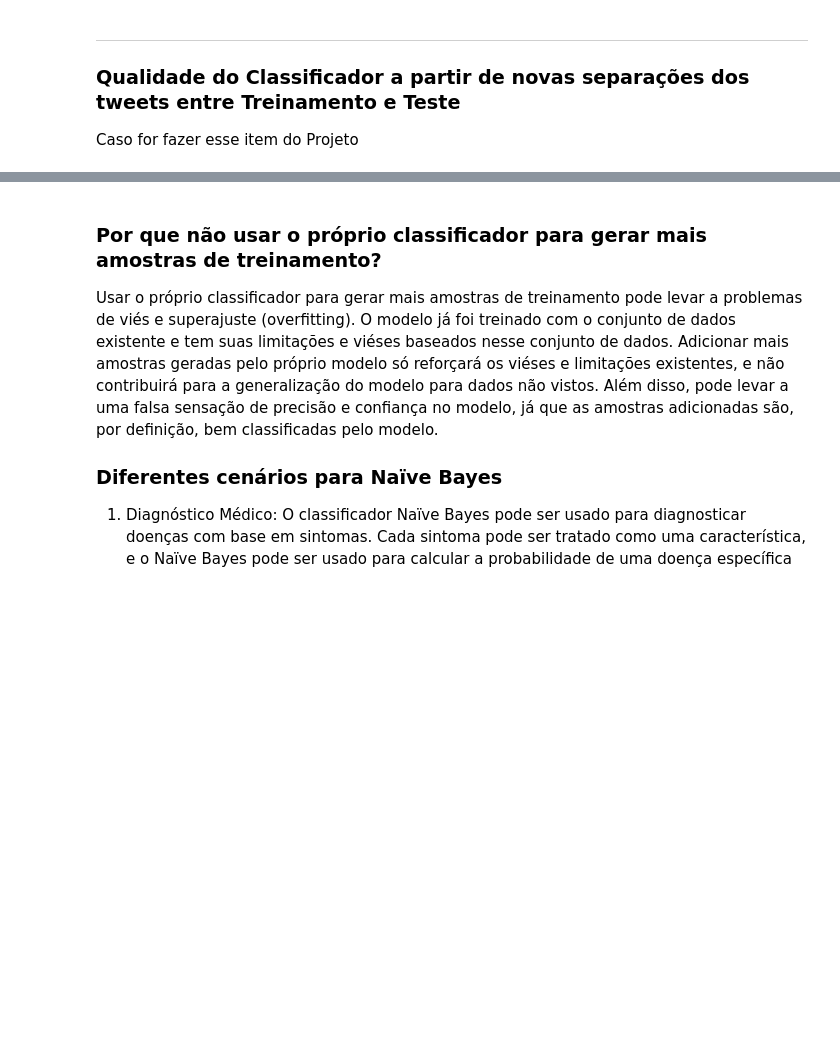
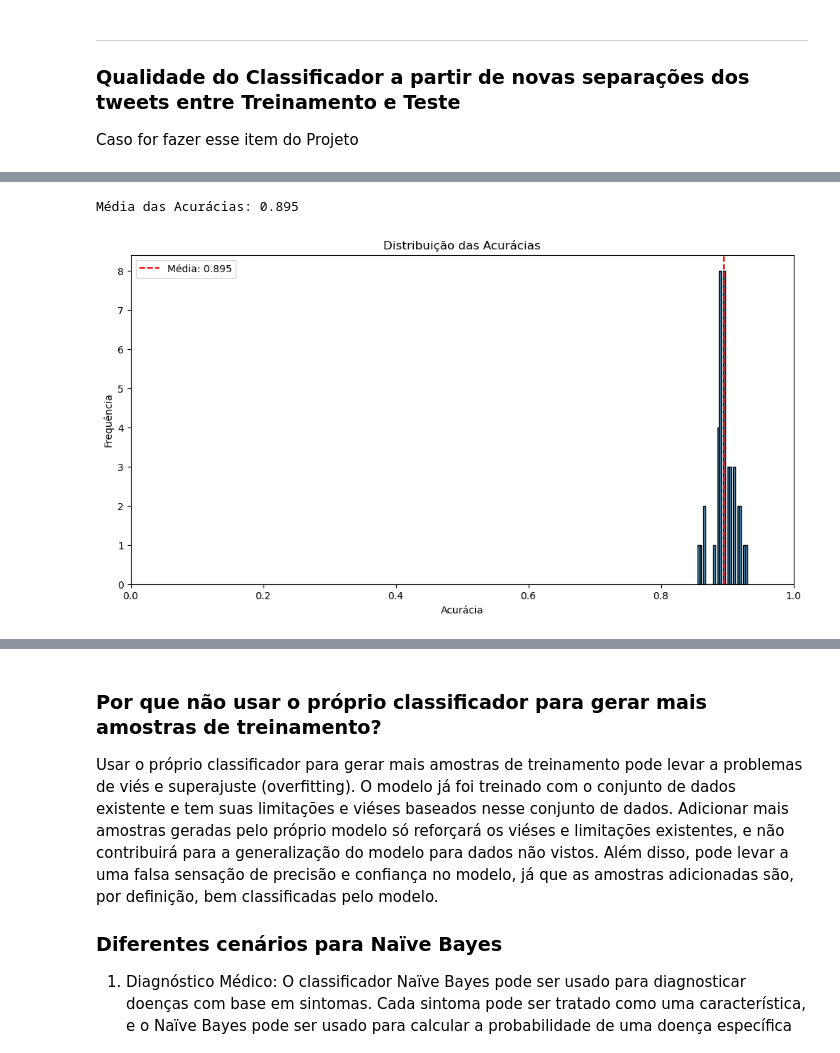
Before and after one commit to enzojunq/Projeto1_CDADOS, a Jupyter notebook: Projeto1 Template.ipynb, the cells around one changed output, grey strips where cells are left out. Saved outputs shown, nothing was run; the diff lists cells and outputs as text; code cells hidden in the pictures; blank space fills up the shorter version.

```diff
--- a/Projeto1 Template.ipynb
+++ b/Projeto1 Template.ipynb
@@ -440,3 +420,27 @@ media_acuracia
+# %%
+import matplotlib.pyplot as plt
+import seaborn as sns
+
+# Calculando a média e o desvio padrão das acurácias
+media_acuracia = np.mean(acuracias)
+print(f'Média das Acurácias: {media_acuracia:.3f}')
+desvio_padrao_acuracia = np.std(acuracias)
+
+# Criando o gráfico de distribuição
+plt.figure(figsize=(12, 6))
+sns.histplot(acuracias, bins=25)
+plt.axvline(media_acuracia, color='r', linestyle='--', label=f'Média: {media_acuracia:.3f}')
+# plt.axvline(media_acuracia + desvio_padrao_acuracia, color='g', linestyle='--', label=f'Desvio Padrão: {desvio_padrao_acuracia:.3f}')
+# plt.axvline(media_acuracia - desvio_padrao_acuracia, color='g', linestyle='--')
+plt.xlim(0, 1)
+plt.title('Distribuição das Acurácias')
+plt.xlabel('Acurácia')
+plt.ylabel('Frequência')
+plt.legend()
+plt.show()
+# %% [output]
+Média das Acurácias: 0.895
+[figure, added]
 # %%
 import matplotlib.pyplot as plt
 import seaborn as sns
```
Also changed, not shown: parts of 13 cells of this notebook, 3 other files.
